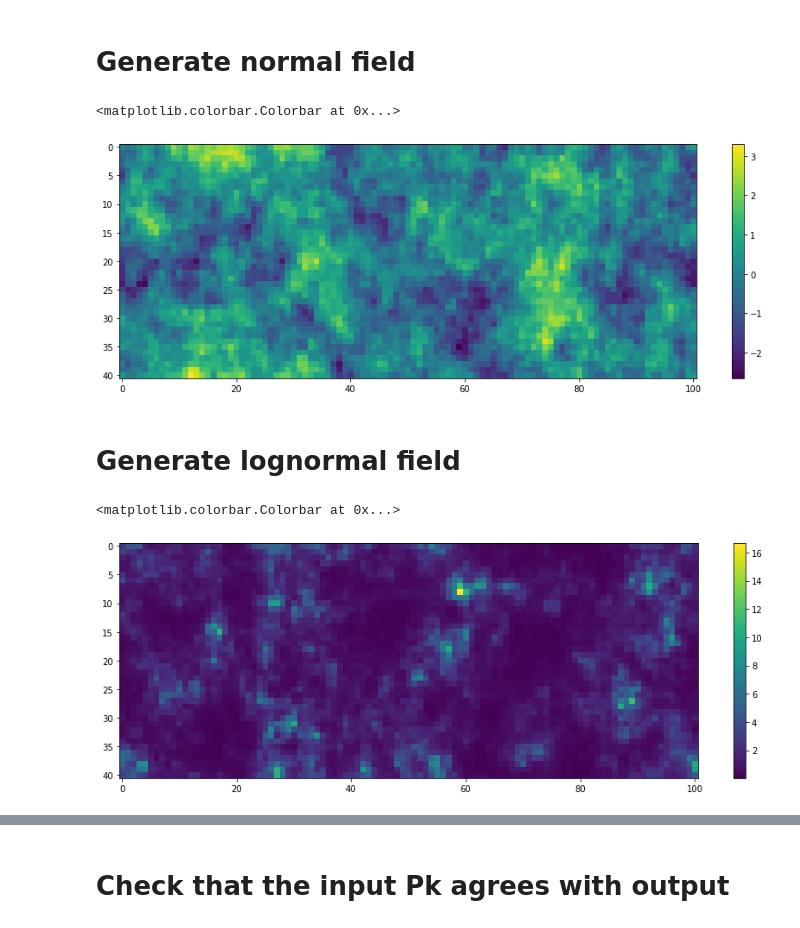
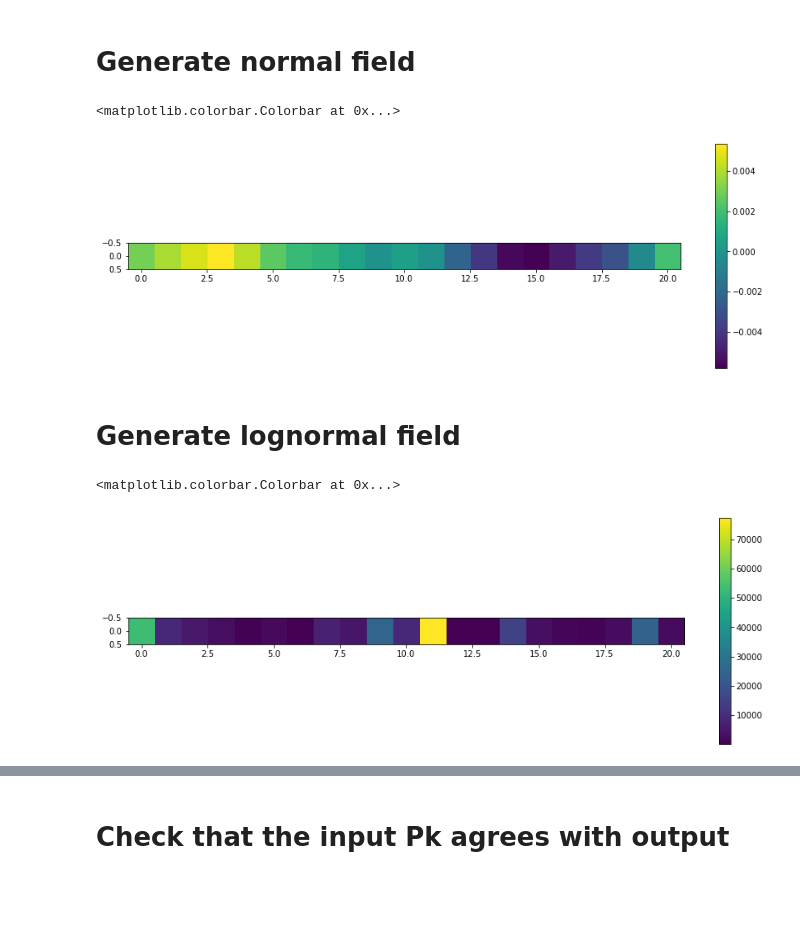
Before and after one commit to remi-adam/pitszi, a Jupyter notebook: notebook/pitszi_dev_lognormal_field_from_pk.ipynb, the cells around one changed output, grey strips where cells are left out. Cells and saved outputs as stored; diff of their text form; code cells hidden in the pictures; blank space fills up the shorter version.

```diff
--- a/notebook/pitszi_dev_lognormal_field_from_pk.ipynb
+++ b/notebook/pitszi_dev_lognormal_field_from_pk.ipynb
@@ -23,13 +177,13 @@ import pitszi
 Linj = 800
 Ldis = 10
 slope = -11.0/3
-Norm = 1
+Norm = 0.1
 # %%
 proj_reso = 20
 los_reso = 25
-Nx = 51
-Ny = 41
-Nz = 101
+Nx = 21
+Ny = 1
+Nz = 1
 
 print(proj_reso*Nz, los_reso*Nx, los_reso*Ny)
 print(1/(proj_reso*Nz), 1/(los_reso*Nx), 1/(los_reso*Ny))
@@ -58,33 +212,33 @@ def get_pk3d_in(kin=np.logspace(-4, 0, 1000)):
 # %%
 def get_gauss_field():
     k_x = np.fft.fftfreq(Nx, proj_reso) # 1/kpc
     k_y = np.fft.fftfreq(Ny, proj_reso)
     k_z = np.fft.fftfreq(Nz, los_reso)
 
-    k3d_x, k3d_y, k3d_z = np.meshgrid(k_x, k_y, k_z, indexing='ij')
+    k3d_z, k3d_y, k3d_x = np.meshgrid(k_z, k_y, k_x, indexing='ij')
     k3d_norm = np.sqrt(k3d_x**2 + k3d_y**2 + k3d_z**2)
 
     k3d_norm_flat = k3d_norm.flatten()                      # Flatten the k3d array
     idx_sort = np.argsort(k3d_norm_flat)                    # Get the sorting index
     revidx = np.argsort(idx_sort)                           # Index to invert rearange by sorting
     k3d_norm_flat_sort = np.sort(k3d_norm_flat)             # Sort the k array
     P3d_flat_sort = get_pk3d_in(k3d_norm_flat_sort[1:])
     P3d_flat_sort = P3d_flat_sort                           # Take the unit out
     P3d_flat_sort = np.append(np.array([0]), P3d_flat_sort) # Add P(k=0) = 0 back
     P3d_flat = P3d_flat_sort[revidx]                        # Unsort
-    P3d_k_grid = P3d_flat.reshape(Nx,Ny,Nz)                 # Unflatten to k cube
+    P3d_k_grid = P3d_flat.reshape(Nz,Ny,Nx)                 # Unflatten to k cube
 
     amplitude =  np.sqrt(P3d_k_grid / (proj_reso*proj_reso*los_reso))
-    field = np.random.normal(loc=0, scale=1, size=(Nx,Ny,Nz))
+    field = np.random.normal(loc=0, scale=1, size=(Nz,Ny,Nx))
     fftfield = np.fft.fftn(field) * amplitude
     fluctuation_cube = np.real(np.fft.ifftn(fftfield))
     return fluctuation_cube
 
 plt.figure(0, figsize=(15,5))
-plt.imshow(get_gauss_field()[50,:,:])
+plt.imshow(get_gauss_field()[0,:,:])
 plt.colorbar()
 # %% [output]
 <matplotlib.colorbar.Colorbar at 0x...>
-[figure, old version]
+[figure, new version]
 # %% [markdown]
 # Generate lognormal field
@@ -94,7 +282,7 @@ def get_ln_field():
     k_y = np.fft.fftfreq(Ny, proj_reso)
     k_z = np.fft.fftfreq(Nz, los_reso)
 
-    k3d_x, k3d_y, k3d_z = np.meshgrid(k_x, k_y, k_z, indexing='ij')
+    k3d_z, k3d_y, k3d_x = np.meshgrid(k_z, k_y, k_x, indexing='ij')
     k3d_norm = np.sqrt(k3d_x**2 + k3d_y**2 + k3d_z**2)
 
     k3d_norm_flat = k3d_norm.flatten()                      # Flatten the k3d array
@@ -105,19 +293,12 @@ def get_ln_field():
     P3d_flat_sort = P3d_flat_sort                           # Take the unit out
     P3d_flat_sort = np.append(np.array([0]), P3d_flat_sort) # Add P(k=0) = 0 back
     P3d_flat = P3d_flat_sort[revidx]                        # Unsort
-    P3d_k_grid = P3d_flat.reshape(Nx,Ny,Nz)                 # Unflatten to k cube
+    P3d_k_grid = P3d_flat.reshape(Nz,Ny,Nx)                 # Unflatten to k cube
 
-    '''
-    P3d_k_grid_b = np.fft.fftn(np.log(np.fft.ifftn(P3d_k_grid)))
+    P3d_k_grid_lin = pkrho2pks(P3d_k_grid, proj_reso, los_reso)
 
-    plt.figure(10)
-    plt.loglog(k3d_norm_flat, P3d_k_grid_b.flatten())
-    plt.loglog(k3d_norm_flat, P3d_k_grid.flatten(), marker='o',ls='')
-    plt.show()
-    '''
-
-    amplitude =  np.sqrt(P3d_k_grid / (proj_reso*proj_reso*los_reso))
-    field = np.random.normal(loc=0, scale=1, size=(Nx,Ny,Nz))
+    amplitude =  np.sqrt(P3d_k_grid_lin / (proj_reso*proj_reso*los_reso))
+    field = np.random.normal(loc=0, scale=1, size=(Nz,Ny,Nx))
     fftfield = np.fft.fftn(field) * amplitude
     fluctuation_cube = np.real(np.fft.ifftn(fftfield))
     ln_fluctuation_field = np.exp(fluctuation_cube)
@@ -128,7 +309,7 @@ plt.imshow(get_ln_field()[0,:,:])
 plt.colorbar()
 # %% [output]
 <matplotlib.colorbar.Colorbar at 0x...>
-[figure, old version]
+[figure, new version]
 # %%
     k_x = np.fft.fftfreq(Nx, proj_reso) # 1/kpc
     k_y = np.fft.fftfreq(Ny, proj_reso)
```
Also changed, not shown: parts of 12 cells of this notebook, 2 other files.
